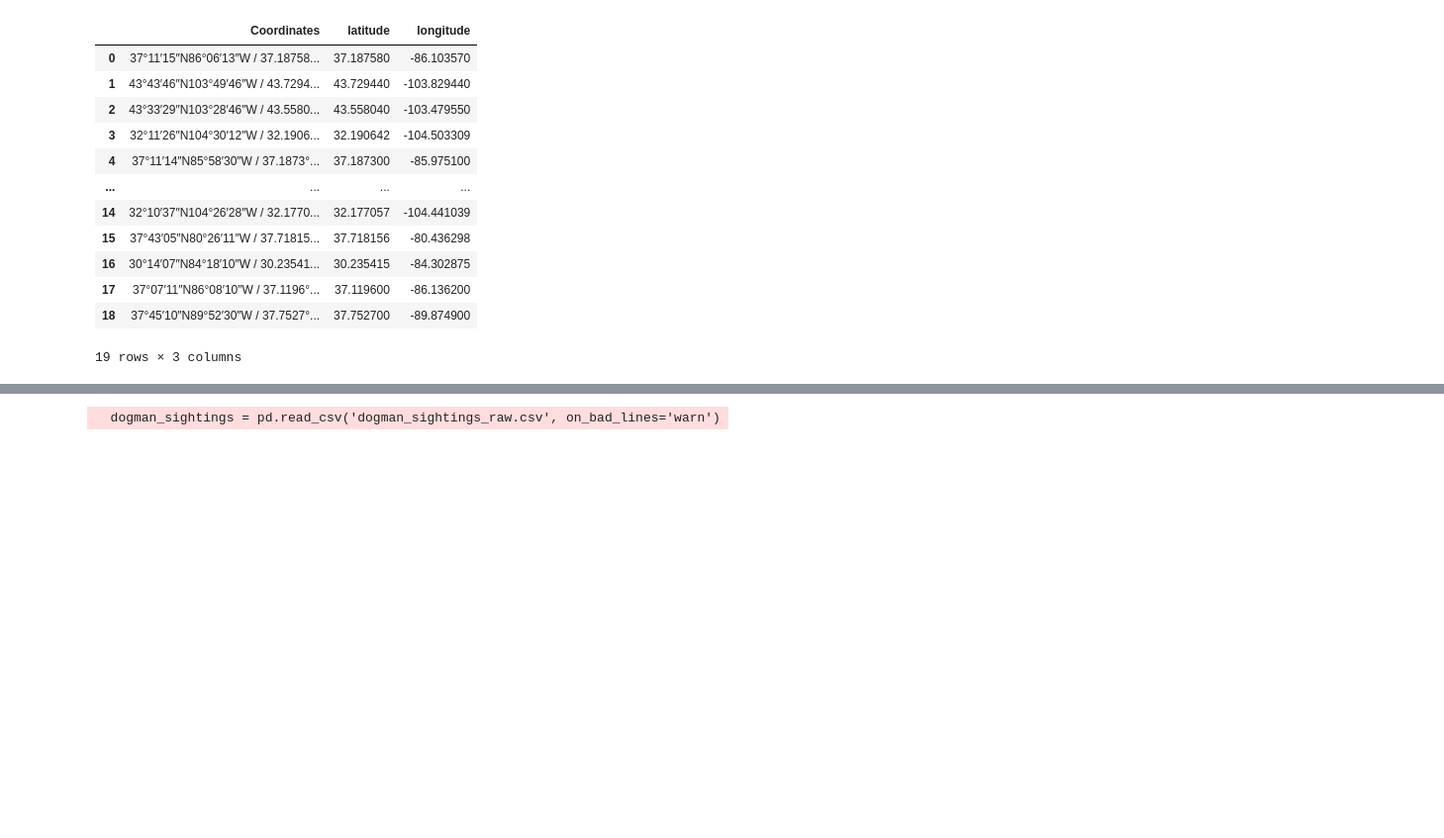
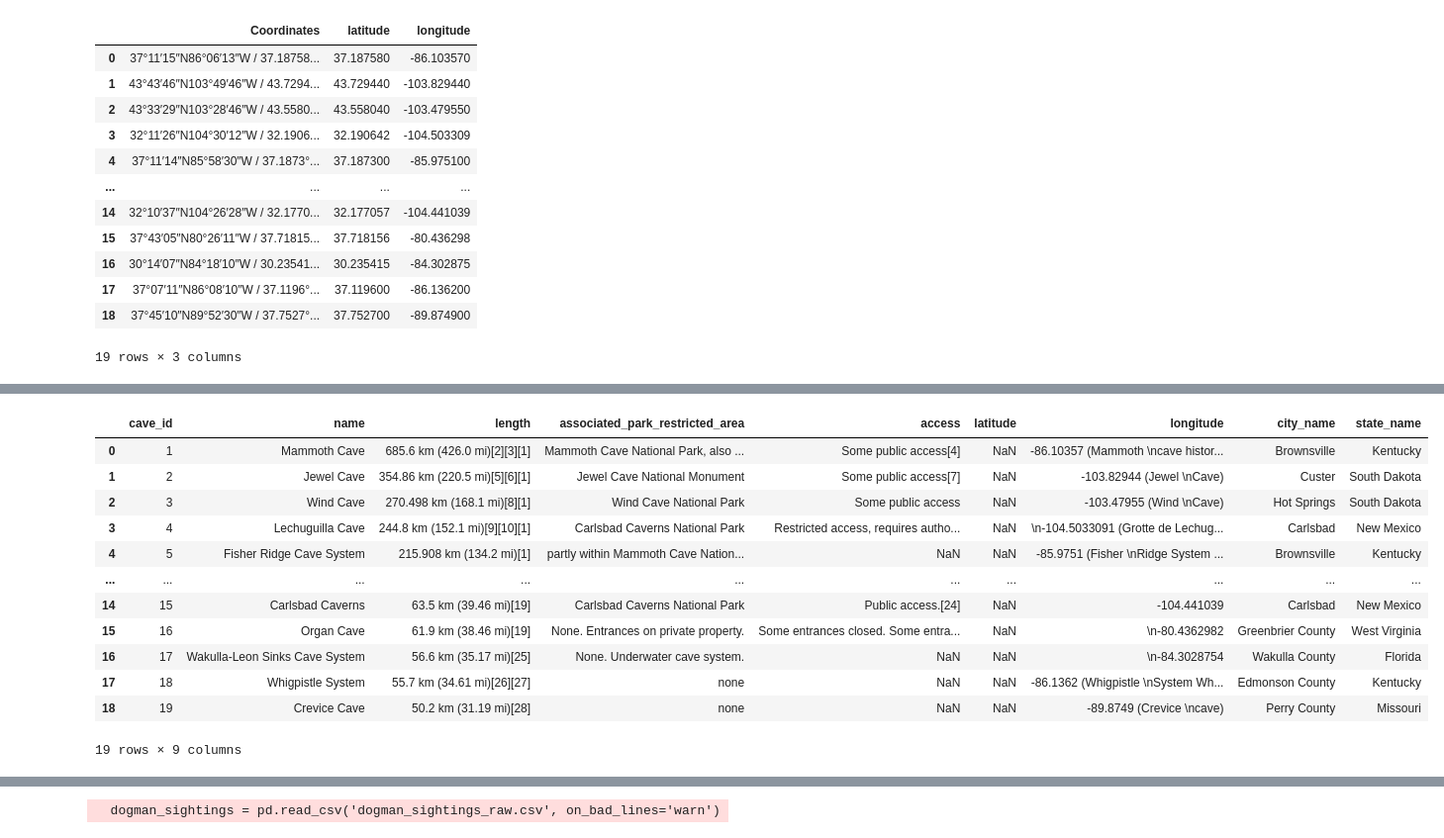
Before and after one commit to ryann1004/Capstone_RobertYann, a Jupyter notebook: Notebooks/Capstone_RY.ipynb, the cells around one changed output, grey strips where cells are left out. Shown at 99% size. Cells and saved outputs as stored; diff of their text form; code cells hidden in the pictures; blank space fills up the shorter version.

```diff
--- a/Notebooks/Capstone_RY.ipynb
+++ b/Notebooks/Capstone_RY.ipynb
@@ -596,0 +719,16 @@ updated_us_cave_systems
+# %%
+updated_us_cave_systems.drop('Coordinates', axis=1)
+# %% [output]
+|  | cave_id | name | length | associated_park_restricted_area | access | latitude | longitude | city_name | state_name |
+| 0 | 1 | Mammoth Cave | 685.6 km (426.0 mi)[2][3][1] | Mammoth Cave National Park, also ... | Some public access[4] | NaN | -86.10357﻿ (Mammoth \ncave histor... | Brownsville | Kentucky |
+| 1 | 2 | Jewel Cave | 354.86 km (220.5 mi)[5][6][1] | Jewel Cave National Monument | Some public access[7] | NaN | -103.82944﻿ (Jewel \nCave) | Custer | South Dakota |
+| 2 | 3 | Wind Cave | 270.498 km (168.1 mi)[8][1] | Wind Cave National Park | Some public access | NaN | -103.47955﻿ (Wind \nCave) | Hot Springs | South Dakota |
+| 3 | 4 | Lechuguilla Cave | 244.8 km (152.1 mi)[9][10][1] | Carlsbad Caverns National Park | Restricted access, requires autho... | NaN | \n-104.5033091﻿ (Grotte de Lechug... | Carlsbad | New Mexico |
+| 4 | 5 | Fisher Ridge Cave System | 215.908 km (134.2 mi)[1] | partly within Mammoth Cave Nation... | NaN | NaN | -85.9751﻿ (Fisher \nRidge System ... | Brownsville | Kentucky |
+| ... | ... | ... | ... | ... | ... | ... | ... | ... | ... |
+| 14 | 15 | Carlsbad Caverns | 63.5 km (39.46 mi)[19] | Carlsbad Caverns National Park | Public access.[24] | NaN | -104.441039 | Carlsbad | New Mexico |
+| 15 | 16 | Organ Cave | 61.9 km (38.46 mi)[19] | None. Entrances on private property. | Some entrances closed. Some entra... | NaN | \n-80.4362982 | Greenbrier County | West Virginia |
+| 16 | 17 | Wakulla-Leon Sinks Cave System | 56.6 km (35.17 mi)[25] | None. Underwater cave system. | NaN | NaN | \n-84.3028754 | Wakulla County | Florida |
+| 17 | 18 | Whigpistle System | 55.7 km (34.61 mi)[26][27] | none | NaN | NaN | -86.1362﻿ (Whigpistle \nSystem Wh... | Edmonson County | Kentucky |
+| 18 | 19 | Crevice Cave | 50.2 km (31.19 mi)[28] | none | NaN | NaN | -89.8749﻿ (Crevice \ncave) | Perry County | Missouri |
+19 rows × 9 columns
```
Also changed, not shown: parts of 32 cells of this notebook, 2 other files.
